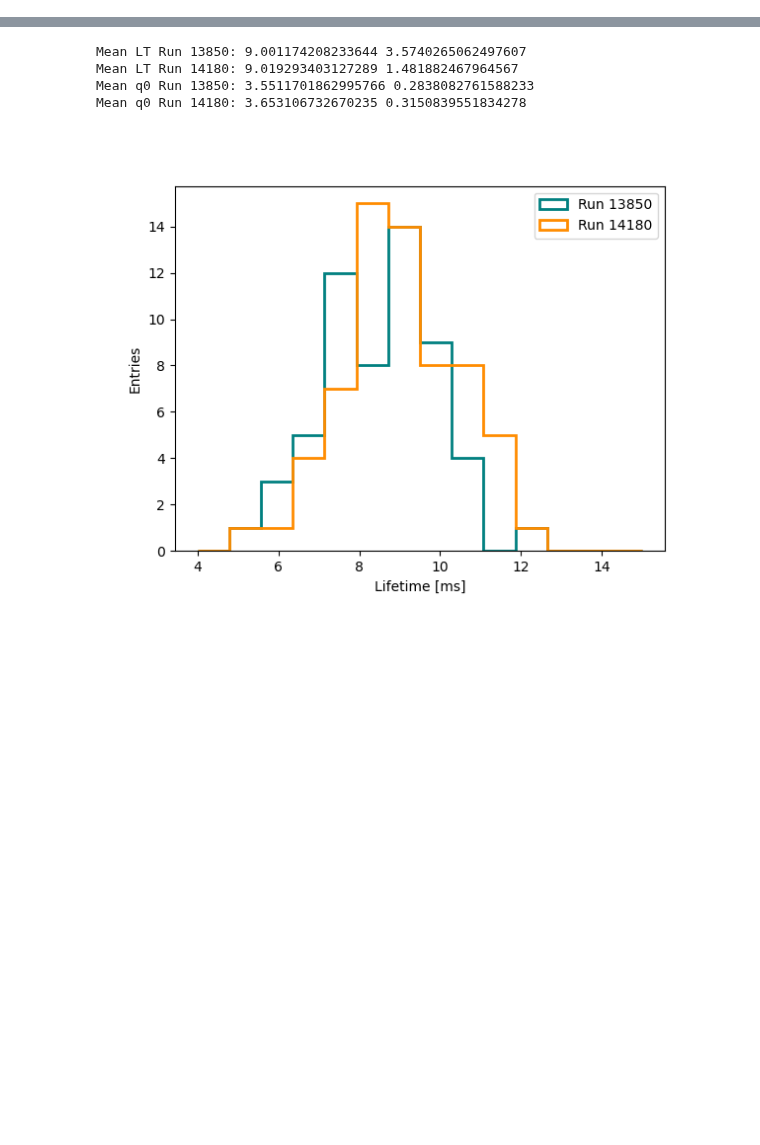
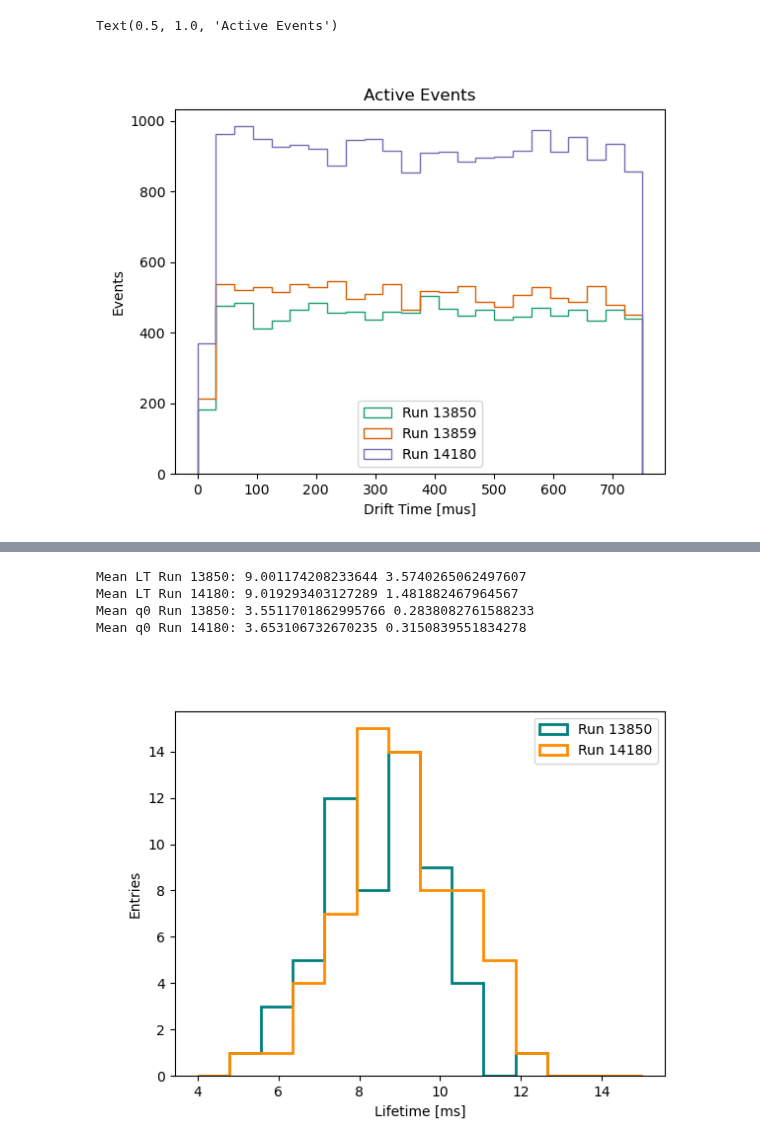
Before and after one commit to kvjmistry/DoubleBeta, a Jupyter notebook: Alphas/notebooks/CompareRuns.ipynb, the cells around one changed output, grey strips where cells are left out. Drawn from its saved outputs; the diff is of its cells as text; code cells hidden in the pictures; blank space fills up the shorter version.

```diff
--- a/Alphas/notebooks/CompareRuns.ipynb
+++ b/Alphas/notebooks/CompareRuns.ipynb
@@ -216,0 +60,17 @@ display(Run_13850_prop_lt)
+# %%
+%matplotlib widget
+plt.figure()
+
+colors = plt.cm.get_cmap('Dark2', 8)
+
+plt.hist(data_properties_13850.deltaT, bins = np.linspace(0, 750, 25), histtype = "step" ,color = colors(0), label = "Run 13850", density=False);
+plt.hist(data_properties_13859.deltaT, bins = np.linspace(0, 750, 25), histtype = "step" ,color = colors(1), label = "Run 13859", density=False);
+plt.hist(data_properties_14180.deltaT, bins = np.linspace(0, 750, 25), histtype = "step" ,color = colors(2), label = "Run 14180", density=False);
+plt.xlabel("Drift Time [mus]")
+plt.ylabel("Events")
+plt.legend()
+# plt.xlim("790,")
+plt.title("Active Events")
+# %% [output]
+Text(0.5, 1.0, 'Active Events')
+[figure, added]
```
Also changed, not shown: parts of 10 cells of this notebook, 8 other files.
